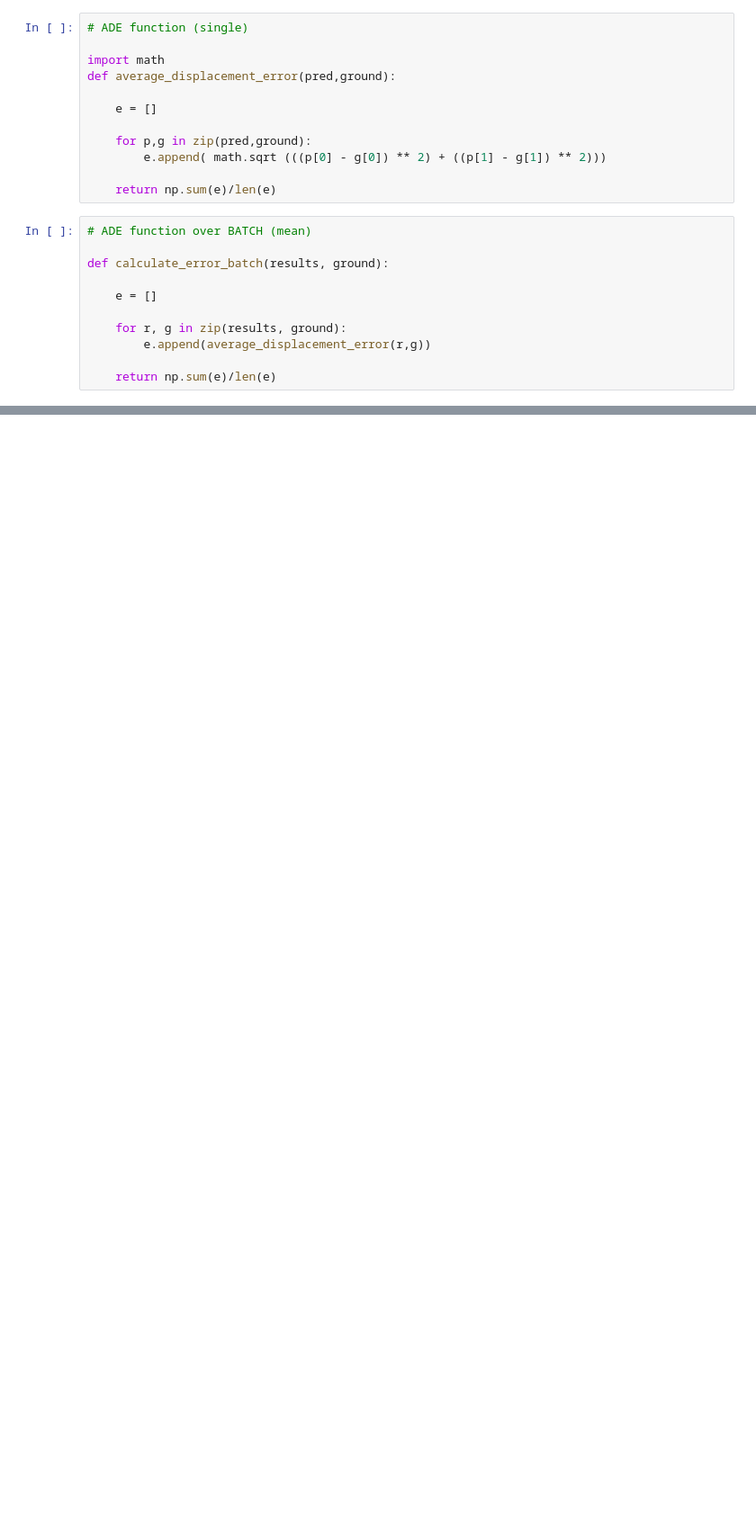
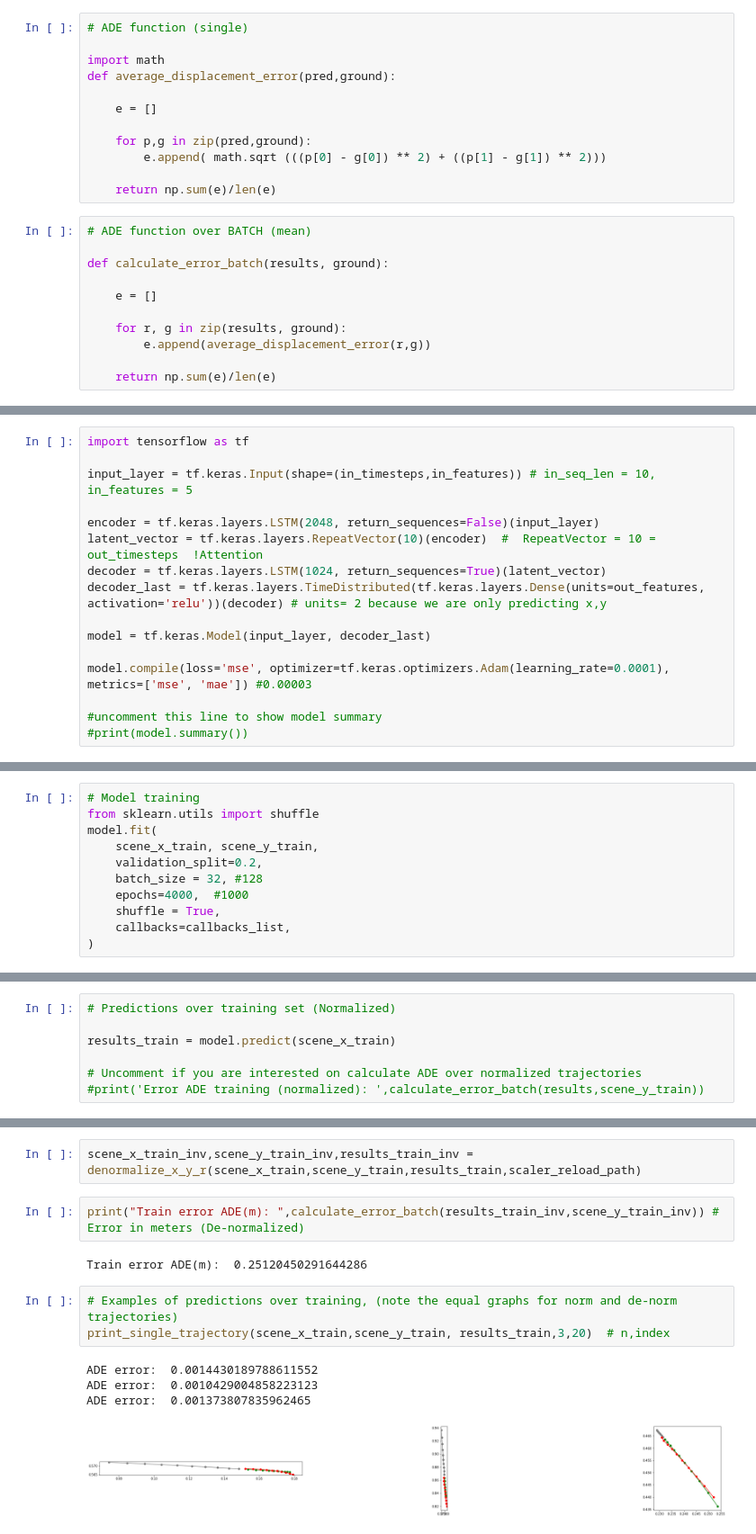
Before and after one commit to victorsergio/GNN-trajectory-prediction-2023, a Jupyter notebook: sac_baseline_model.ipynb, the cells around one changed output, grey strips where cells are left out. Shown: that part at 90% size. Cells and saved outputs as stored; diff of their text form; blank space fills up the shorter version.

```diff
--- a/sac_baseline_model.ipynb
+++ b/sac_baseline_model.ipynb
@@ -904,0 +268,16 @@ print(treverse)
+# %%
+import tensorflow as tf
+
+input_layer = tf.keras.Input(shape=(in_timesteps,in_features)) # in_seq_len = 10, in_features = 5
+
+encoder = tf.keras.layers.LSTM(2048, return_sequences=False)(input_layer)
+latent_vector = tf.keras.layers.RepeatVector(10)(encoder)  #  RepeatVector = 10 = out_timesteps  !Attention
+decoder = tf.keras.layers.LSTM(1024, return_sequences=True)(latent_vector)
+decoder_last = tf.keras.layers.TimeDistributed(tf.keras.layers.Dense(units=out_features, activation='relu'))(decoder) # units= 2 because we are only predicting x,y
+
+model = tf.keras.Model(input_layer, decoder_last)
+
+model.compile(loss='mse', optimizer=tf.keras.optimizers.Adam(learning_rate=0.0001), metrics=['mse', 'mae']) #0.00003
+
+#uncomment this line to show model summary
+#print(model.summary())
@@ -904,0 +293,11 @@ print(treverse)
+# %%
+# Model training
+from sklearn.utils import shuffle
+model.fit(
+    scene_x_train, scene_y_train,
+    validation_split=0.2,
+    batch_size = 32, #128
+    epochs=4000,  #1000
+    shuffle = True,
+    callbacks=callbacks_list,
+)
@@ -904,0 +337,7 @@ print(treverse)
+# %%
+# Predictions over training set (Normalized)
+
+results_train = model.predict(scene_x_train)
+
+# Uncomment if you are interested on calculate ADE over normalized trajectories
+#print('Error ADE training (normalized): ',calculate_error_batch(results,scene_y_train))
@@ -904,0 +374,14 @@ print(treverse)
+# %%
+scene_x_train_inv,scene_y_train_inv,results_train_inv = denormalize_x_y_r(scene_x_train,scene_y_train,results_train,scaler_reload_path)
+# %%
+print("Train error ADE(m): ",calculate_error_batch(results_train_inv,scene_y_train_inv)) # Error in meters (De-normalized)
+# %% [output]
+Train error ADE(m):  0.25120450291644286
+# %%
+# Examples of predictions over training, (note the equal graphs for norm and de-norm trajectories)
+print_single_trajectory(scene_x_train,scene_y_train, results_train,3,20)  # n,index
+# %% [output]
+ADE error:  0.0014430189788611552
+ADE error:  0.0010429004858223123
+ADE error:  0.001373807835962465
+[figure, added]
```
Also changed, not shown: parts of 114 cells of this notebook.
